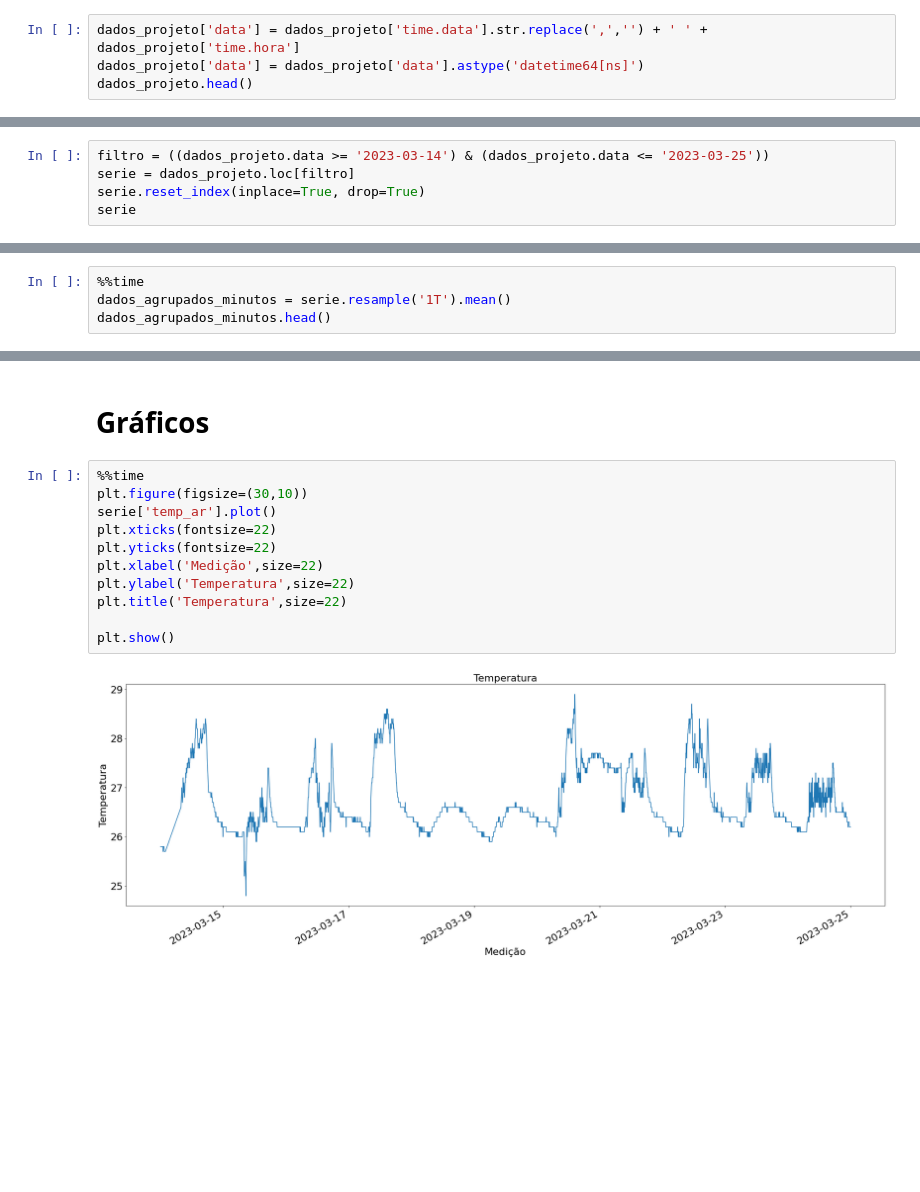
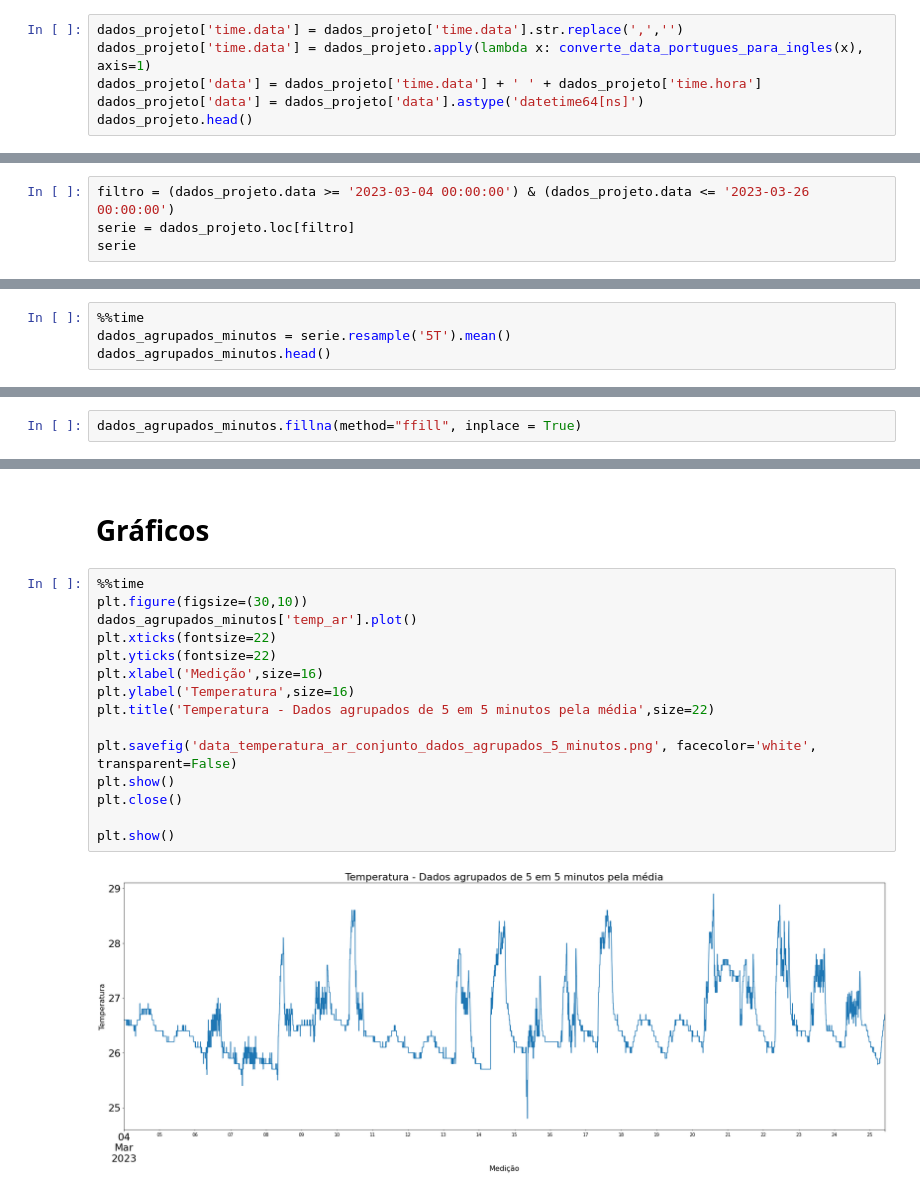
Before and after one commit to marianapiccolo/projeto-integrador-iv, a Jupyter notebook: PI_IV.ipynb, the cells around one changed output, grey strips where cells are left out. Cells and saved outputs as stored; diff of their text form; blank space fills up the shorter version.

```diff
--- a/PI_IV.ipynb
+++ b/PI_IV.ipynb
@@ -119,5 +180,7 @@ dados_projeto = df_dados_api.copy()
 # %%
-dados_projeto['data'] = dados_projeto['time.data'].str.replace(',','') + ' ' + dados_projeto['time.hora']
+dados_projeto['time.data'] = dados_projeto['time.data'].str.replace(',','')
+dados_projeto['time.data'] = dados_projeto.apply(lambda x: converte_data_portugues_para_ingles(x), axis=1)
+dados_projeto['data'] = dados_projeto['time.data'] + ' ' + dados_projeto['time.hora']
 dados_projeto['data'] = dados_projeto['data'].astype('datetime64[ns]')
 dados_projeto.head()
 # %% [output]
@@ -159,7 +275,6 @@ dados_projeto.head()
 # %%
-filtro = ((dados_projeto.data >= '2023-03-14') & (dados_projeto.data <= '2023-03-25'))
+filtro = (dados_projeto.data >= '2023-03-04 00:00:00') & (dados_projeto.data <= '2023-03-26 00:00:00')
 serie = dados_projeto.loc[filtro]
-serie.reset_index(inplace=True, drop=True)
 serie
 # %% [output]
 |  | temp_ar | umid_ar | data |
@@ -211,5 +352,5 @@ serie
 # %%
 %%time
-dados_agrupados_minutos = serie.resample('1T').mean()
+dados_agrupados_minutos = serie.resample('5T').mean()
 dados_agrupados_minutos.head()
 # %% [output]
@@ -236,0 +382,2 @@ Melhor continuar com a serie obtida originalmente, por enquanto.
+# %%
+dados_agrupados_minutos.fillna(method="ffill", inplace = True)
@@ -239,13 +394,17 @@ Melhor continuar com a serie obtida originalmente, por enquanto.
 # %%
 %%time
 plt.figure(figsize=(30,10))
-serie['temp_ar'].plot()
+dados_agrupados_minutos['temp_ar'].plot()
 plt.xticks(fontsize=22)
 plt.yticks(fontsize=22)
-plt.xlabel('Medição',size=22)
-plt.ylabel('Temperatura',size=22)
-plt.title('Temperatura',size=22)
+plt.xlabel('Medição',size=16)
+plt.ylabel('Temperatura',size=16)
+plt.title('Temperatura - Dados agrupados de 5 em 5 minutos pela média',size=22)
+
+plt.savefig('data_temperatura_ar_conjunto_dados_agrupados_5_minutos.png', facecolor='white', transparent=False)
+plt.show()
+plt.close()
 
 plt.show()
 # %% [output]
-[figure, old version]
+[figure, new version]
```
Also changed, not shown: parts of 55 cells of this notebook.
